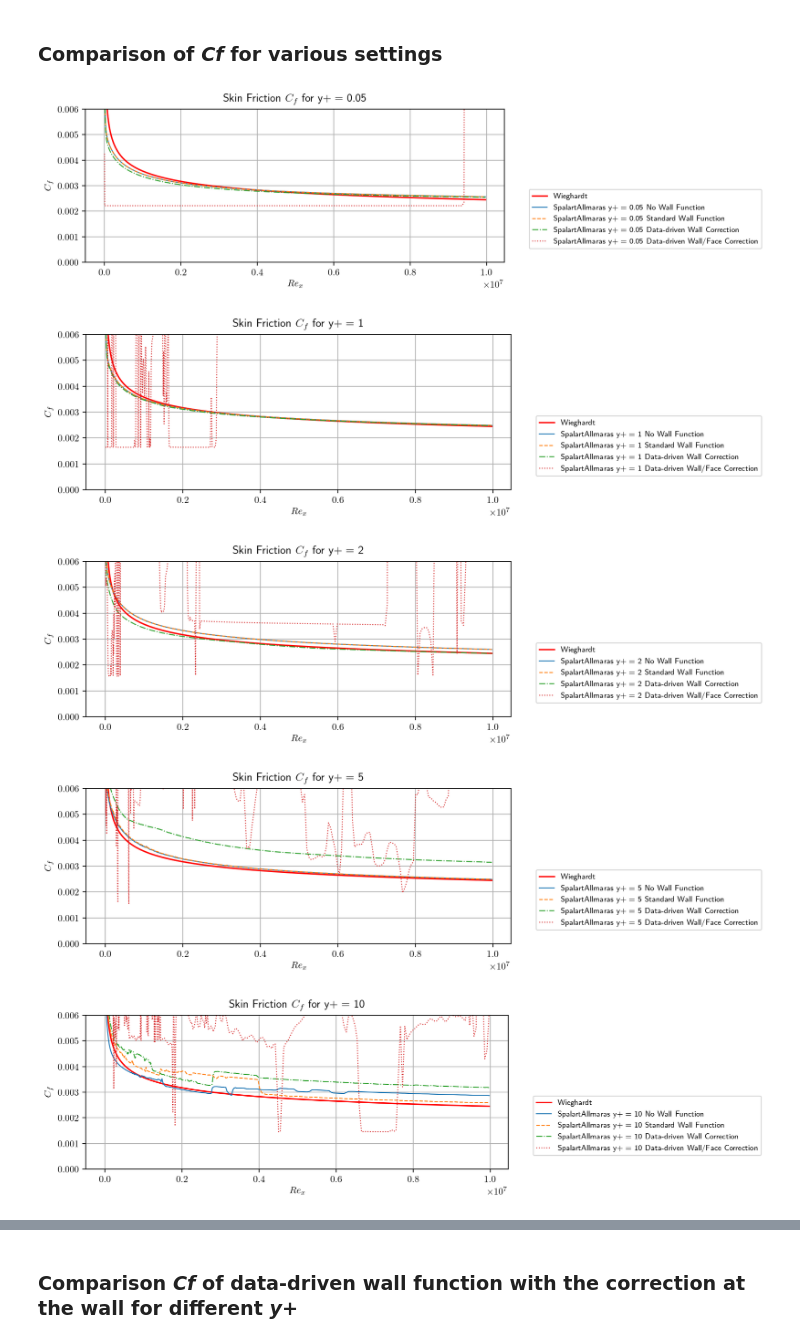
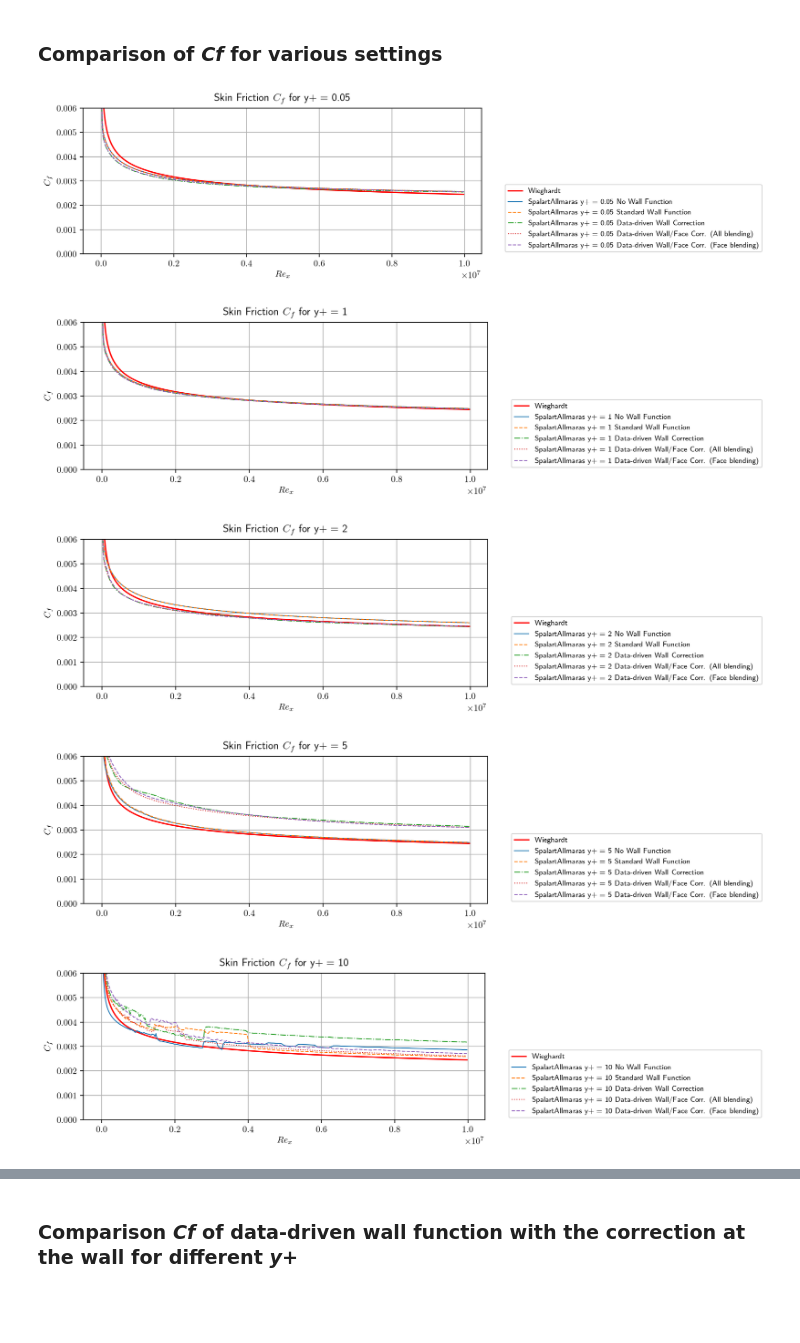
Before and after one commit to JihooKang-KOR/Data_driven_wall_modeling, a Jupyter notebook: notebooks/PlotCf_2DflatPlate.ipynb, the cells around one changed output, grey strips where cells are left out. Cells and saved outputs as stored; diff of their text form; code cells hidden in the pictures; blank space fills up the shorter version.

Commit message:
Update Cf and residual graphs for blending models; #2.

```diff
--- a/notebooks/PlotCf_2DflatPlate.ipynb
+++ b/notebooks/PlotCf_2DflatPlate.ipynb
@@ -52,7 +54,7 @@ tauw_data_wall[0].head()
 | 3 | 0.003410 | -14.7323 | -0.000377 | 0 |
 | 4 | 0.004390 | -13.8445 | -0.000209 | 0 |
 # %%
-tauw_path_ddwall = [run + 'turbulentFlatPlate_onlyWall/yplus_{}/{}yp_surfaceFields.csv'.format(yp[j], yp[j]) for j in range(len(yp)) for i in range(len(res_list))]
+tauw_path_ddwall = [run + 'flatPlate_wallCorrection_old/turbulentFlatPlate_onlyWall/yplus_{}/{}yp_surfaceFields.csv'.format(yp[j], yp[j]) for j in range(len(yp)) for i in range(len(res_list))]
 tauw_data_ddwall = [pd.read_csv(tauw_path_ddwall[i + len(res_list)*j]) for j in range(len(yp)) for i in range(len(res_list))]
 tauw_data_ddwall[0].head()
 # %% [output]
@@ -63,7 +65,7 @@ tauw_data_ddwall[0].head()
 | 3 | 0.003410 | 0.088996 | 1.000000 | 1.235269e-06 | 0.000014 | 1.047753e+06 | 777236.114737 | ... |
 | 4 | 0.004390 | 0.100570 | 1.000000 | 1.395918e-06 | 0.000014 | 9.676514e+05 | 760921.709577 | ... |
 # %%
-tauw_path_ddface = [run + 'turbulentFlatPlate_1stface/yplus_{}/{}yp_surfaceFields.csv'.format(yp[j], yp[j]) for j in range(len(yp)) for i in range(len(res_list))]
+tauw_path_ddface = [run + 'flatPlate_1stFaceCorrection/turbulentFlatPlate_1stface_wallAndFaceblend/yplus_{}/{}yp_surfaceFields.csv'.format(yp[j], yp[j]) for j in range(len(yp)) for i in range(len(res_list))]
 tauw_data_ddface = [pd.read_csv(tauw_path_ddface[i + len(res_list)*j]) for j in range(len(yp)) for i in range(len(res_list))]
 tauw_data_ddface[0].head()
 # %% [output]
@@ -75,0 +79,4 @@ tauw_data_ddface[0].head()
+# %%
+tauw_path_ddface2 = [run + 'flatPlate_1stFaceCorrection/turbulentFlatPlate_1stface_wallfixFaceblend/yplus_{}/{}yp_surfaceFields.csv'.format(yp[j], yp[j]) for j in range(len(yp)) for i in range(len(res_list))]
+tauw_data_ddface2 = [pd.read_csv(tauw_path_ddface2[i + len(res_list)*j]) for j in range(len(yp)) for i in range(len(res_list))]
+tauw_data_ddface2[0].head()
@@ -80,30 +95,32 @@ Cf_nowall = [np.sqrt(tauw_data_nowall[i + len(res_list)*j]['tau_xx']**2 + tauw_d
 Cf_wall = [np.sqrt(tauw_data_wall[i + len(res_list)*j]['tau_xx']**2 + tauw_data_wall[i + len(res_list)*j]['tau_yy']**2 + tauw_data_wall[i + len(res_list)*j]['tau_zz']**2)/(0.5*UInf**2) for j in range(len(yp)) for i in range(len(res_list))]
 Cf_ddwall = [tauw_data_ddwall[i + len(res_list)*j]['nuEff_wall']*tauw_data_ddwall[i + len(res_list)*j]['magGradU_wall']/(0.5*UInf**2) for j in range(len(yp)) for i in range(len(res_list))]
 Cf_ddface = [tauw_data_ddface[i + len(res_list)*j]['nuEff_wall']*tauw_data_ddface[i + len(res_list)*j]['magGradU_wall']/(0.5*UInf**2) for j in range(len(yp)) for i in range(len(res_list))]
+Cf_ddface2 = [tauw_data_ddface2[i + len(res_list)*j]['nuEff_wall']*tauw_data_ddface2[i + len(res_list)*j]['magGradU_wall']/(0.5*UInf**2) for j in range(len(yp)) for i in range(len(res_list))]
 # %%
 wieghardt = 0.288*(np.log10(Rex))**(-2.45)
 # %% [markdown]
 ### Comparison of *Cf* for various settings
 # %%
-style = ["-", "--", "-.", ":"]
+style = ["-", "--", "-.", ":", "--"]
 lw = 1.0
 for j in range(len(yp)):
     fig, ax = plt.subplots(1, 1, figsize=(8, 3))
     plt.ylim([0, 0.006])
     plt.grid()
     ax.set_xlabel(r"$Re_x$")
     ax.set_ylabel(r"$C_f$")
     plt.title(r"Skin Friction $C_f$ for y+ = {}".format(yp[j]))
     ax.plot(Rex, wieghardt, color = "r", label = "Wieghardt")
     for i in range(len(res_list)):
         ax.plot(Rex, Cf_nowall[i + len(res_list)*j], label = "{} y+ = {} No Wall Function".format(model_sa, yp[j]), ls = style[i], c = "C{:d}".format(i), lw = lw)
         ax.plot(Rex, Cf_wall[i + len(res_list)*j], label = "{} y+ = {} Standard Wall Function".format(model_sa, yp[j]), ls = style[i+1], c = "C{:d}".format(i+1), lw = lw)
         ax.plot(Rex, Cf_ddwall[i + len(res_list)*j], label = "{} y+ = {} Data-driven Wall Correction".format(model_sa, yp[j]), ls = style[i+2], c = "C{:d}".format(i+2), lw = lw)
-        ax.plot(Rex, Cf_ddface[i + len(res_list)*j], label = "{} y+ = {} Data-driven Wall/Face Correction".format(model_sa, yp[j]), ls = style[i+3], c = "C{:d}".format(i+3), lw = lw)
+        ax.plot(Rex, Cf_ddface[i + len(res_list)*j], label = "{} y+ = {} Data-driven Wall/Face Corr. (All blending)".format(model_sa, yp[j]), ls = style[i+3], c = "C{:d}".format(i+3), lw = lw)
+        ax.plot(Rex, Cf_ddface2[i + len(res_list)*j], label = "{} y+ = {} Data-driven Wall/Face Corr. (Face blending)".format(model_sa, yp[j]), ls = style[i+4], c = "C{:d}".format(i+4), lw = lw)
         ax.legend(fontsize = 8, bbox_to_anchor=(1.05, 0.5))
 # %% [output]
-[figure, old version]
+[figure, new version]
-[figure, old version]
+[figure, new version]
-[figure, old version]
+[figure, new version]
-[figure, old version]
+[figure, new version]
-[figure, old version]
+[figure, new version]
```
Also changed, not shown: parts of 6 cells of this notebook, 1 other file.
